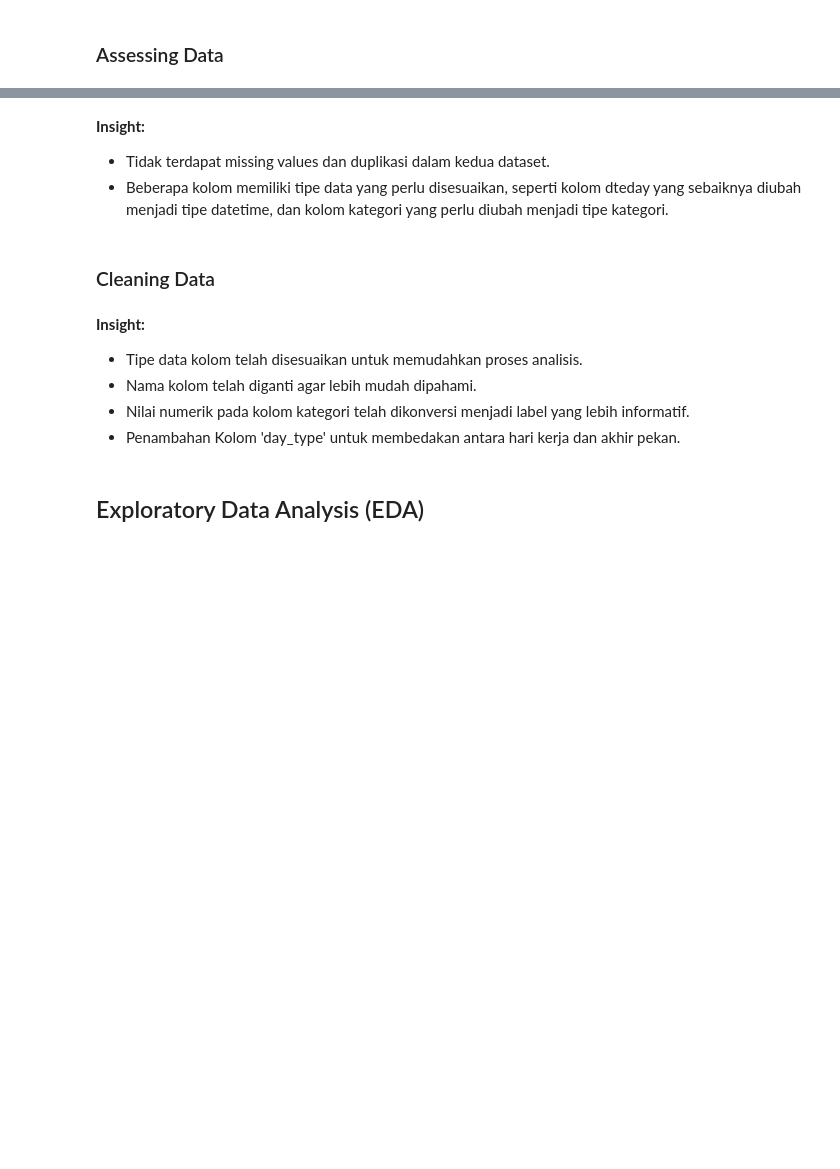
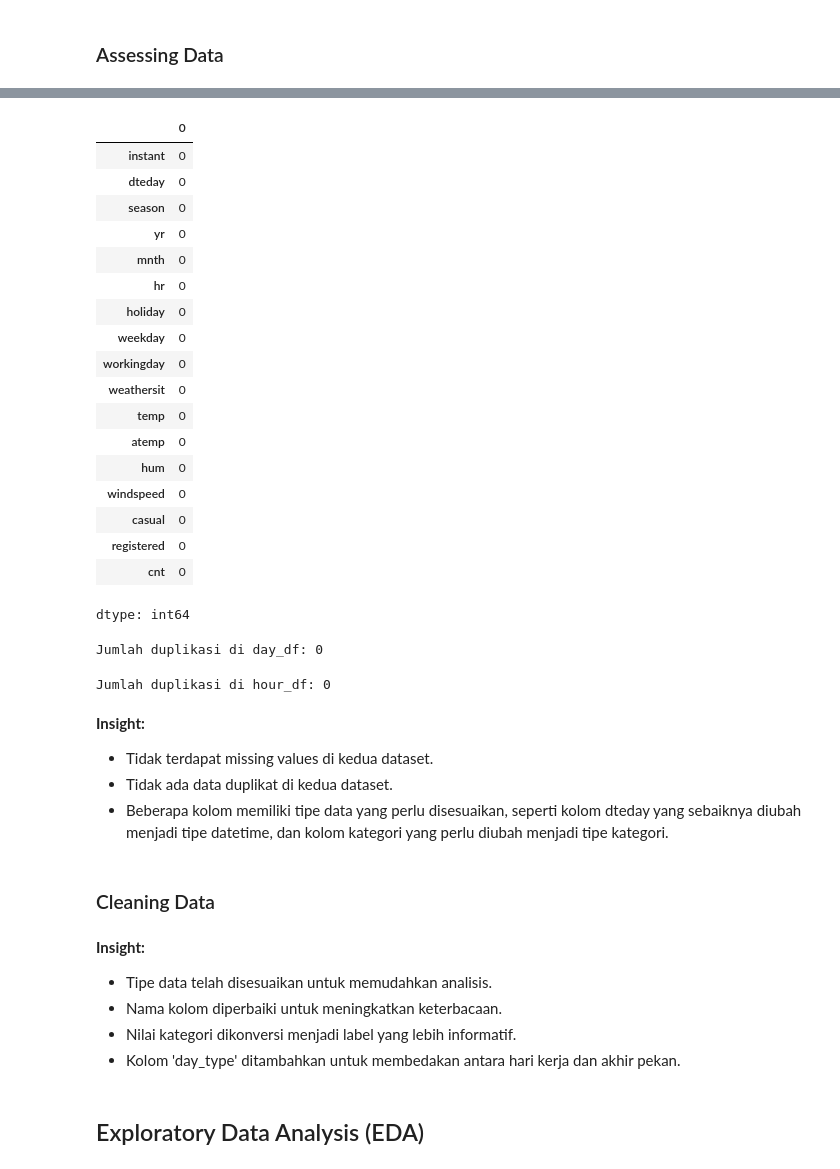
Before and after one commit to bryanbayup/bike-sharing-data-analysis, a Jupyter notebook: Proyek_Analisis_Data.ipynb, the cells around one changed output, grey strips where cells are left out. Saved outputs shown, nothing was run; the diff lists cells and outputs as text; code cells hidden in the pictures; blank space fills up the shorter version.

```diff
--- a/Proyek_Analisis_Data.ipynb
+++ b/Proyek_Analisis_Data.ipynb
@@ -72,6 +100,40 @@ Jumlah duplikasi di hour_df: 0
+# %%
+# Mengecek missing values di hour_df
+hour_df.isnull().sum()
+# %% [output]
+|  | 0 |
+| instant | 0 |
+| dteday | 0 |
+| season | 0 |
+| yr | 0 |
+| mnth | 0 |
+| hr | 0 |
+| holiday | 0 |
+| weekday | 0 |
+| workingday | 0 |
+| weathersit | 0 |
+| temp | 0 |
+| atemp | 0 |
+| hum | 0 |
+| windspeed | 0 |
+| casual | 0 |
+| registered | 0 |
+| cnt | 0 |
+dtype: int64
+# %%
+# Mengecek duplikasi di day_df
+print("Jumlah duplikasi di day_df:", day_df.duplicated().sum())
+# %% [output]
+Jumlah duplikasi di day_df: 0
+# %%
+# Mengecek duplikasi di hour_df
+print("Jumlah duplikasi di hour_df:", hour_df.duplicated().sum())
+# %% [output]
+Jumlah duplikasi di hour_df: 0
 # %% [markdown]
 **Insight:**
-- Tidak terdapat missing values dan duplikasi dalam kedua dataset.
+- Tidak terdapat missing values di kedua dataset.
+- Tidak ada data duplikat di kedua dataset.
 - Beberapa kolom memiliki tipe data yang perlu disesuaikan, seperti kolom dteday yang sebaiknya diubah menjadi tipe datetime, dan kolom kategori yang perlu diubah menjadi tipe kategori.
 # %% [markdown]
 ### Cleaning Data
@@ -154,9 +215,9 @@ hour_df['day_type'] = hour_df['day_of_week'].apply(categorize_day)
 # %% [markdown]
 **Insight:**
-- Tipe data kolom telah disesuaikan untuk memudahkan proses analisis.
-- Nama kolom telah diganti agar lebih mudah dipahami.
-- Nilai numerik pada kolom kategori telah dikonversi menjadi label yang lebih informatif.
-- Penambahan Kolom 'day_type' untuk membedakan antara hari kerja dan akhir pekan.
+- Tipe data telah disesuaikan untuk memudahkan analisis.
+- Nama kolom diperbaiki untuk meningkatkan keterbacaan.
+- Nilai kategori dikonversi menjadi label yang lebih informatif.
+- Kolom 'day_type' ditambahkan untuk membedakan antara hari kerja dan akhir pekan.
 # %% [markdown]
 ## Exploratory Data Analysis (EDA)
 # %% [markdown]
```
Also changed, not shown: parts of 25 cells of this notebook.
